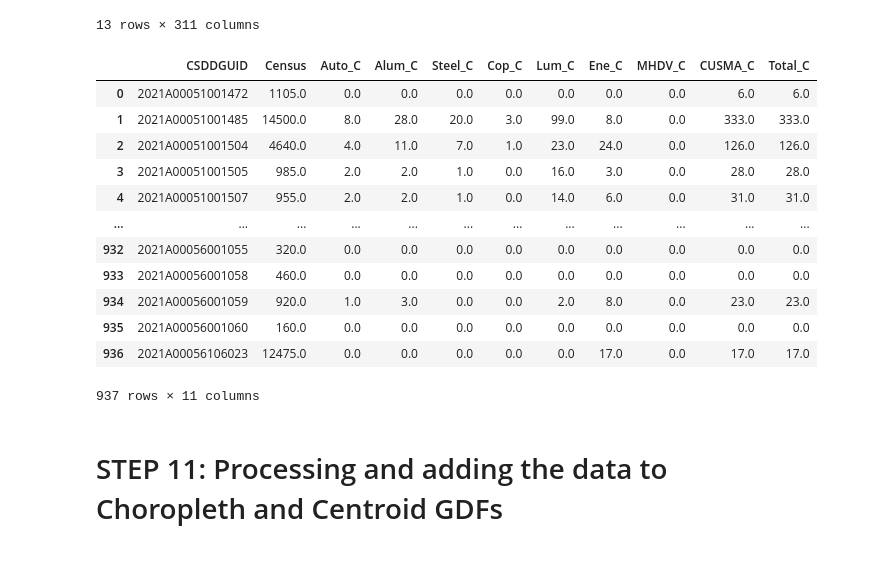
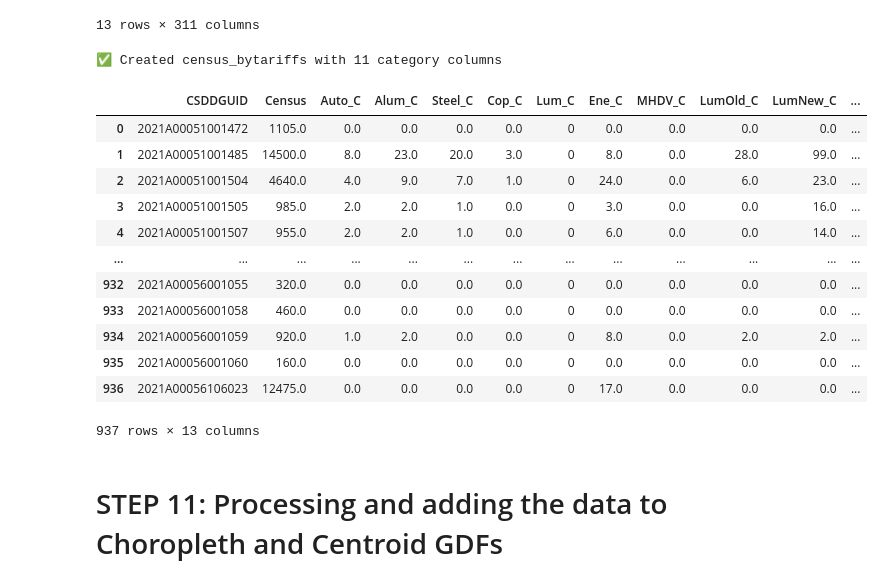
Before and after one commit to schoolofcities/tariffs, a Jupyter notebook: analysis/Data Manipulation YJ CSD.ipynb, the cells around one changed output. Saved outputs shown, nothing was run; the diff lists cells and outputs as text; code cells hidden in the pictures.

Commit message:
update: Data Manipulation to have distinct categories properly labelled + slight better config

```diff
--- a/analysis/Data Manipulation YJ CSD.ipynb
+++ b/analysis/Data Manipulation YJ CSD.ipynb
@@ -511,15 +602,18 @@ business_grouped
 # %% [markdown]
 Since the earlier table shows the *weighted* numbers of directly exposed businesses and employees (by work location) together with *total* number of employees (by work location) for each affected NAICS code, the former is separated from the latter. The former needs to be processed into separate GDFs for centroids (to show counts) and choropleths (to show percentages)
 # %%
-excluded_cols = [
-    'All_Businesses', 'All_Employees',
-    'Auto_B', 'Auto_E', 'Alum_B', 'Alum_E',
-    'Steel_B', 'Steel_E', 'Cop_B', 'Cop_E',
-    'Lum_B', 'Lum_E', 'Ene_B', 'Ene_E', 'MHDV_B', 'MHDV_E',
-    'CUSMA_B', 'CUSMA_E', 'Total_B', 'Total_E',
-    'LANDAREA', 'geometry'
-]
+# ============================================================
+# SEPARATE CATEGORY DATA FROM NAICS DATA - DYNAMIC
+# ============================================================
+
+# Build excluded columns list dynamically
+excluded_cols = ['All_Businesses', 'All_Employees', 'LANDAREA', 'geometry']
+for prefix in all_category_prefixes:
+    excluded_cols.extend([f'{prefix}_B', f'{prefix}_E'])
 
 business_filter = business_grouped[['CSDDGUID'] + [col for col in business_grouped.columns if col in excluded_cols]].copy()
 
 business_census = business_grouped[[col for col in business_grouped.columns if col not in excluded_cols]]
+
+print(f"✅ business_filter has {len([c for c in excluded_cols if c.endswith('_B')])} category business columns")
+print(f"   business_census has {len(business_census.columns)} NAICS columns")
@@ -1096,50 +1199,57 @@ weight_naics_pivot
 | 12 | YK | 0.000000 | 0.000000 | 0.0 | 0.000000 | 0.000000 | 0.000000 | 0.000000 | 0.0 | 0.000000 | ... |
 13 rows × 311 columns
 # %%
+# ============================================================
+# CALCULATE CENSUS BY TARIFFS - DYNAMIC CATEGORIES
+# ============================================================
+
 # Step 1: Merge adjusted_jobs with weight_naics_pivot on Province
 census_byjobs = adjusted_jobs.merge(weight_naics_pivot, on='Province', how='left')
 
 # Step 2: Multiply each column by its corresponding rate
 for col in cola:
     rate_col = f'{col}_r'
 
     census_byjobs[col] = np.ceil(census_byjobs[col] * census_byjobs[rate_col])
 
 # Step 3: Keep only CSDDGUID and updated values
 census_byjobs = census_byjobs[['CSDDGUID', 'To'] + cola]
 
 # Define output dictionary
 grouped_data = {
     'CSDDGUID': census_byjobs['CSDDGUID'],  # retain CSD ID
     'Census': census_byjobs['To'],
-    'Auto_C': census_byjobs[[col for col in cola if col in auto_naics]].sum(axis=1),
-    'Alum_C': census_byjobs[[col for col in cola if col in alum_naics]].sum(axis=1),
-    'Steel_C': census_byjobs[[col for col in cola if col in steel_naics]].sum(axis=1),
-    'Cop_C': census_byjobs[[col for col in cola if col in copper_naics]].sum(axis=1),
-    'Lum_C': census_byjobs[[col for col in cola if col in lum_naics]].sum(axis=1),
-    'Ene_C': census_byjobs[[col for col in cola if col in ene_naics]].sum(axis=1),
-    'MHDV_C': census_byjobs[[col for col in cola if col in mhdv_naics]].sum(axis=1),
-    'CUSMA_C': census_byjobs[[col for col in cola if col in noncusma_naics]].sum(axis=1),
-    'Total_C': census_byjobs.iloc[:, 2:].sum(axis=1)
 }
+
+# Add _C columns for each category dynamically
+for prefix, naics_set in category_naics.items():
+    matching_cols = [col for col in cola if col in naics_set]
+    if matching_cols:
+        grouped_data[f'{prefix}_C'] = census_byjobs[matching_cols].sum(axis=1)
+    else:
+        grouped_data[f'{prefix}_C'] = 0
 
 # Create final grouped DataFrame
 census_bytariffs = pd.DataFrame(grouped_data)
+
+print(f"✅ Created census_bytariffs with {len([k for k in grouped_data if k.endswith('_C')])} category columns")
+
 census_bytariffs
 # %% [output]
+✅ Created census_bytariffs with 11 category columns
-|  | CSDDGUID | Census | Auto_C | Alum_C | Steel_C | Cop_C | Lum_C | Ene_C | MHDV_C | CUSMA_C | Total_C |
-| 0 | 2021A00051001472 | 1105.0 | 0.0 | 0.0 | 0.0 | 0.0 | 0.0 | 0.0 | 0.0 | 6.0 | 6.0 |
-| 1 | 2021A00051001485 | 14500.0 | 8.0 | 28.0 | 20.0 | 3.0 | 99.0 | 8.0 | 0.0 | 333.0 | 333.0 |
-| 2 | 2021A00051001504 | 4640.0 | 4.0 | 11.0 | 7.0 | 1.0 | 23.0 | 24.0 | 0.0 | 126.0 | 126.0 |
-| 3 | 2021A00051001505 | 985.0 | 2.0 | 2.0 | 1.0 | 0.0 | 16.0 | 3.0 | 0.0 | 28.0 | 28.0 |
-| 4 | 2021A00051001507 | 955.0 | 2.0 | 2.0 | 1.0 | 0.0 | 14.0 | 6.0 | 0.0 | 31.0 | 31.0 |
-| ... | ... | ... | ... | ... | ... | ... | ... | ... | ... | ... | ... |
-| 932 | 2021A00056001055 | 320.0 | 0.0 | 0.0 | 0.0 | 0.0 | 0.0 | 0.0 | 0.0 | 0.0 | 0.0 |
-| 933 | 2021A00056001058 | 460.0 | 0.0 | 0.0 | 0.0 | 0.0 | 0.0 | 0.0 | 0.0 | 0.0 | 0.0 |
-| 934 | 2021A00056001059 | 920.0 | 1.0 | 3.0 | 0.0 | 0.0 | 2.0 | 8.0 | 0.0 | 23.0 | 23.0 |
-| 935 | 2021A00056001060 | 160.0 | 0.0 | 0.0 | 0.0 | 0.0 | 0.0 | 0.0 | 0.0 | 0.0 | 0.0 |
-| 936 | 2021A00056106023 | 12475.0 | 0.0 | 0.0 | 0.0 | 0.0 | 0.0 | 17.0 | 0.0 | 17.0 | 17.0 |
+|  | CSDDGUID | Census | Auto_C | Alum_C | Steel_C | Cop_C | Lum_C | Ene_C | MHDV_C | LumOld_C | LumNew_C | ... |
+| 0 | 2021A00051001472 | 1105.0 | 0.0 | 0.0 | 0.0 | 0.0 | 0 | 0.0 | 0.0 | 0.0 | 0.0 | ... |
+| 1 | 2021A00051001485 | 14500.0 | 8.0 | 23.0 | 20.0 | 3.0 | 0 | 8.0 | 0.0 | 28.0 | 99.0 | ... |
+| 2 | 2021A00051001504 | 4640.0 | 4.0 | 9.0 | 7.0 | 1.0 | 0 | 24.0 | 0.0 | 6.0 | 23.0 | ... |
+| 3 | 2021A00051001505 | 985.0 | 2.0 | 2.0 | 1.0 | 0.0 | 0 | 3.0 | 0.0 | 0.0 | 16.0 | ... |
+| 4 | 2021A00051001507 | 955.0 | 2.0 | 2.0 | 1.0 | 0.0 | 0 | 6.0 | 0.0 | 0.0 | 14.0 | ... |
+| ... | ... | ... | ... | ... | ... | ... | ... | ... | ... | ... | ... | ... |
+| 932 | 2021A00056001055 | 320.0 | 0.0 | 0.0 | 0.0 | 0.0 | 0 | 0.0 | 0.0 | 0.0 | 0.0 | ... |
+| 933 | 2021A00056001058 | 460.0 | 0.0 | 0.0 | 0.0 | 0.0 | 0 | 0.0 | 0.0 | 0.0 | 0.0 | ... |
+| 934 | 2021A00056001059 | 920.0 | 1.0 | 2.0 | 0.0 | 0.0 | 0 | 8.0 | 0.0 | 2.0 | 2.0 | ... |
+| 935 | 2021A00056001060 | 160.0 | 0.0 | 0.0 | 0.0 | 0.0 | 0 | 0.0 | 0.0 | 0.0 | 0.0 | ... |
+| 936 | 2021A00056106023 | 12475.0 | 0.0 | 0.0 | 0.0 | 0.0 | 0 | 17.0 | 0.0 | 0.0 | 0.0 | ... |
-937 rows × 11 columns
+937 rows × 13 columns
 # %% [markdown]
 # STEP 11: Processing and adding the data to Choropleth and Centroid GDFs
 # %% [markdown]
```
Also changed, not shown: parts of 24 cells of this notebook, 1 other file.
